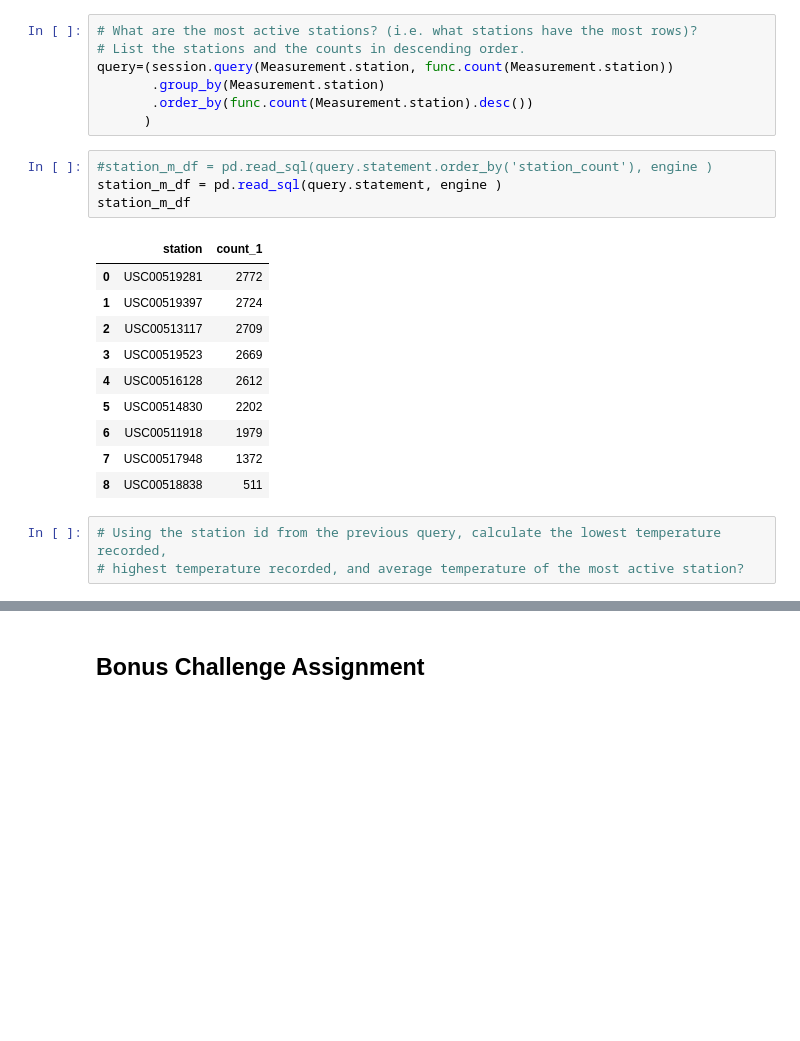
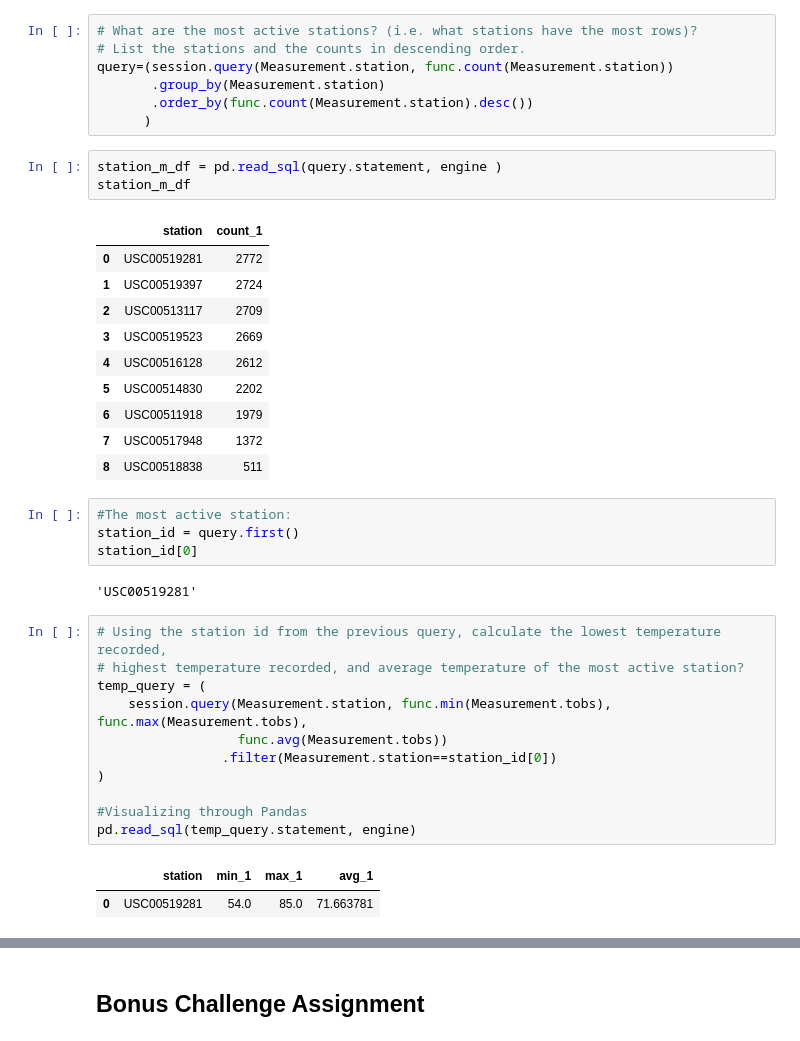
Before and after one commit to luzvazgal/sqlalchemy-challenge, a Jupyter notebook: climate_starter.ipynb, the cells around one changed output, grey strips where cells are left out. Drawn from its saved outputs; the diff is of its cells as text; blank space fills up the shorter version.

```diff
--- a/climate_starter.ipynb
+++ b/climate_starter.ipynb
@@ -111,7 +125,6 @@ query=(session.query(Measurement.station, func.count(Measurement.station))
        .order_by(func.count(Measurement.station).desc())
       )
 # %%
-#station_m_df = pd.read_sql(query.statement.order_by('station_count'), engine )
 station_m_df = pd.read_sql(query.statement, engine )
 station_m_df
 # %% [output]
@@ -125,6 +138,23 @@ station_m_df
 | 6 | USC00511918 | 1979 |
 | 7 | USC00517948 | 1372 |
 | 8 | USC00518838 | 511 |
+# %%
+#The most active station:
+station_id = query.first()
+station_id[0]
+# %% [output]
+'USC00519281'
 # %%
 # Using the station id from the previous query, calculate the lowest temperature recorded,
 # highest temperature recorded, and average temperature of the most active station?
+temp_query = (
+    session.query(Measurement.station, func.min(Measurement.tobs), func.max(Measurement.tobs),
+                  func.avg(Measurement.tobs))
+                .filter(Measurement.station==station_id[0])
+)
+
+#Visualizing through Pandas
+pd.read_sql(temp_query.statement, engine)
+# %% [output]
+|  | station | min_1 | max_1 | avg_1 |
+| 0 | USC00519281 | 54.0 | 85.0 | 71.663781 |
```
Also changed, not shown: parts of 3 cells of this notebook.
